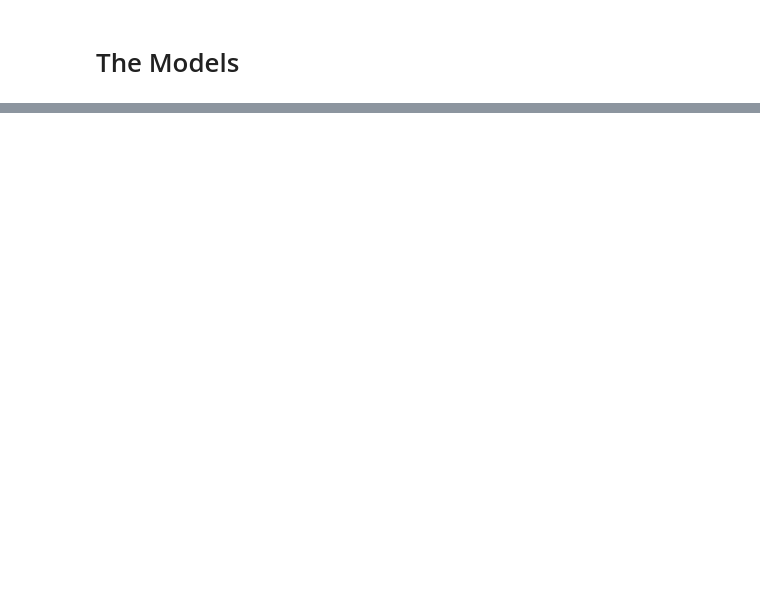
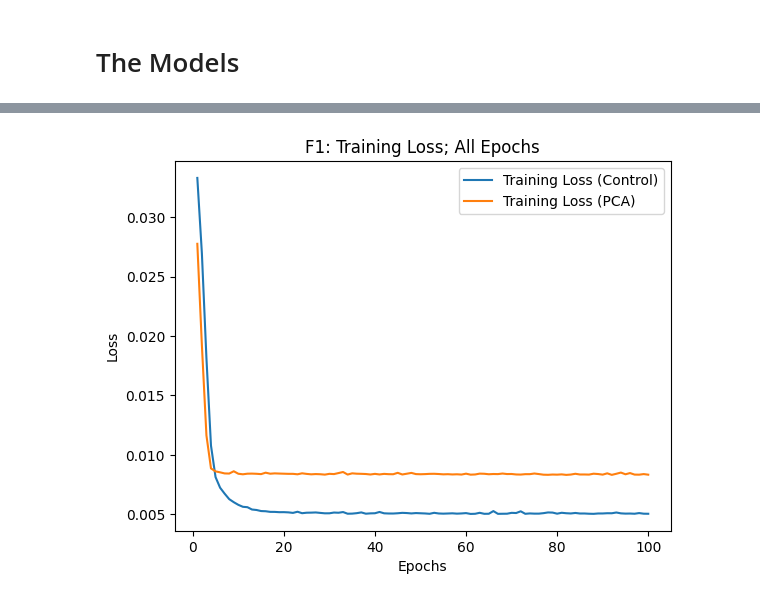
Before and after one commit to keinnyne000/PCA-Basketball-DSCI369, a Jupyter notebook: sports_prediction.ipynb, the cells around one changed output, grey strips where cells are left out. Saved outputs shown, nothing was run; the diff lists cells and outputs as text; code cells hidden in the pictures; blank space fills up the shorter version.

Commit message:
Add PCA model, update commentary

```diff
--- a/sports_prediction.ipynb
+++ b/sports_prediction.ipynb
@@ -107,3 +103,3 @@ model.compile(optimizer=Adam(), loss='mse', metrics=['mae'])
 # %%
-model.fit(X_train_scaled, y_train_scaled, epochs=10, batch_size=32)
+control_history = control_model.fit(X_train_scaled, y_train_scaled, epochs=100, batch_size=32)
 # %% [output]
@@ -136,0 +125,10 @@ np.float64(0.05363807156981998)
+# %%
+pca_model = Sequential()
+pca_model.add(Input(shape = (len(X_pca_train.columns),)))
+pca_model.add(Dense(units=8, activation='relu'))
+pca_model.add(Dense(units=16, activation='relu'))
+pca_model.add(Dense(units=1, activation='sigmoid'))
+
+pca_model.compile(optimizer=Adam(), loss='mse', metrics=['mae'])
+# %%
+pca_history = pca_model.fit(X_pca_train_scaled, y_pca_train_scaled, epochs=100, batch_size=32)
@@ -136,0 +184,14 @@ np.float64(0.05363807156981998)
+# %%
+train_loss_control = control_history.history['loss']
+train_loss_pca = pca_history.history['loss']
+epochs = range(1, len(train_loss_control) + 1)
+# %%
+plt.plot(epochs, train_loss_control, label='Training Loss (Control)')
+plt.plot(epochs, train_loss_pca, label='Training Loss (PCA)')
+plt.xlabel('Epochs')
+plt.ylabel('Loss')
+plt.title('F1: Training Loss; All Epochs')
+plt.legend()
+plt.show()
+# %% [output]
+[figure, added]
```
Also changed, not shown: parts of 31 cells of this notebook, 4 other files.
